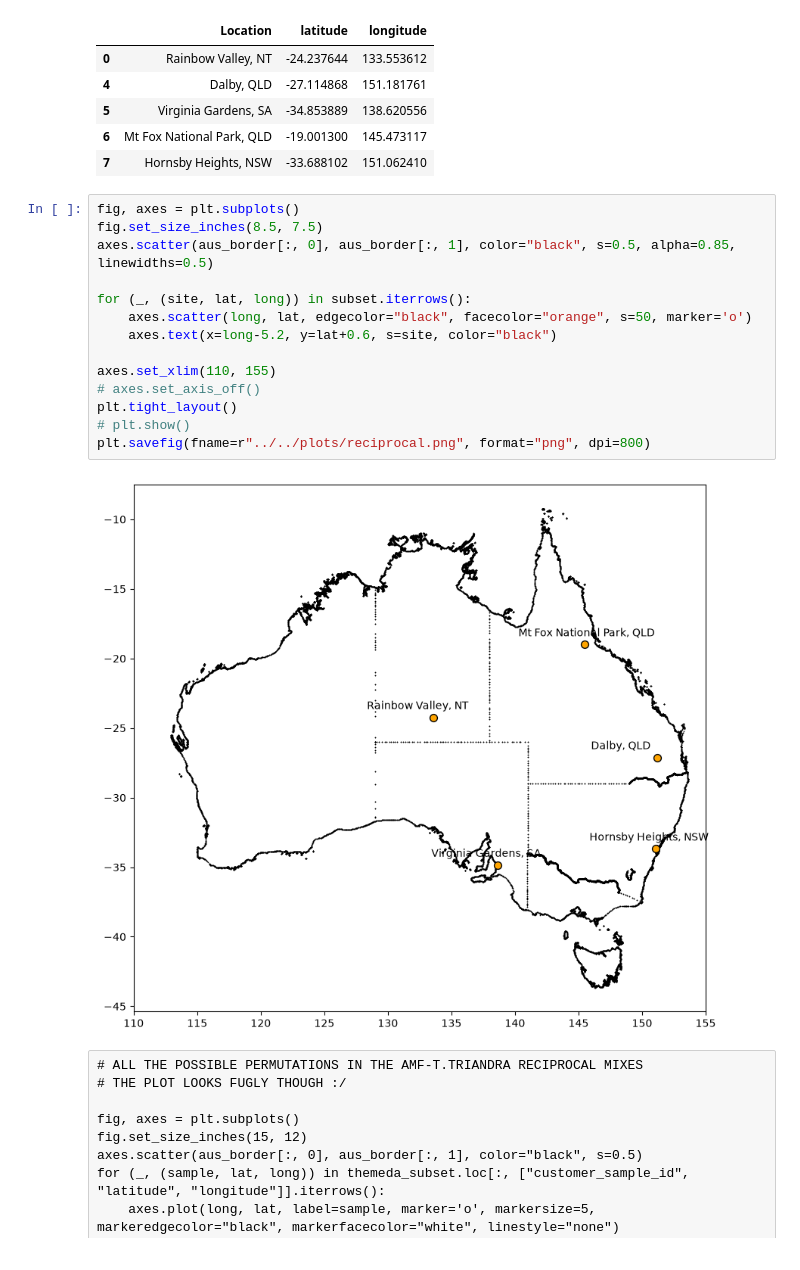
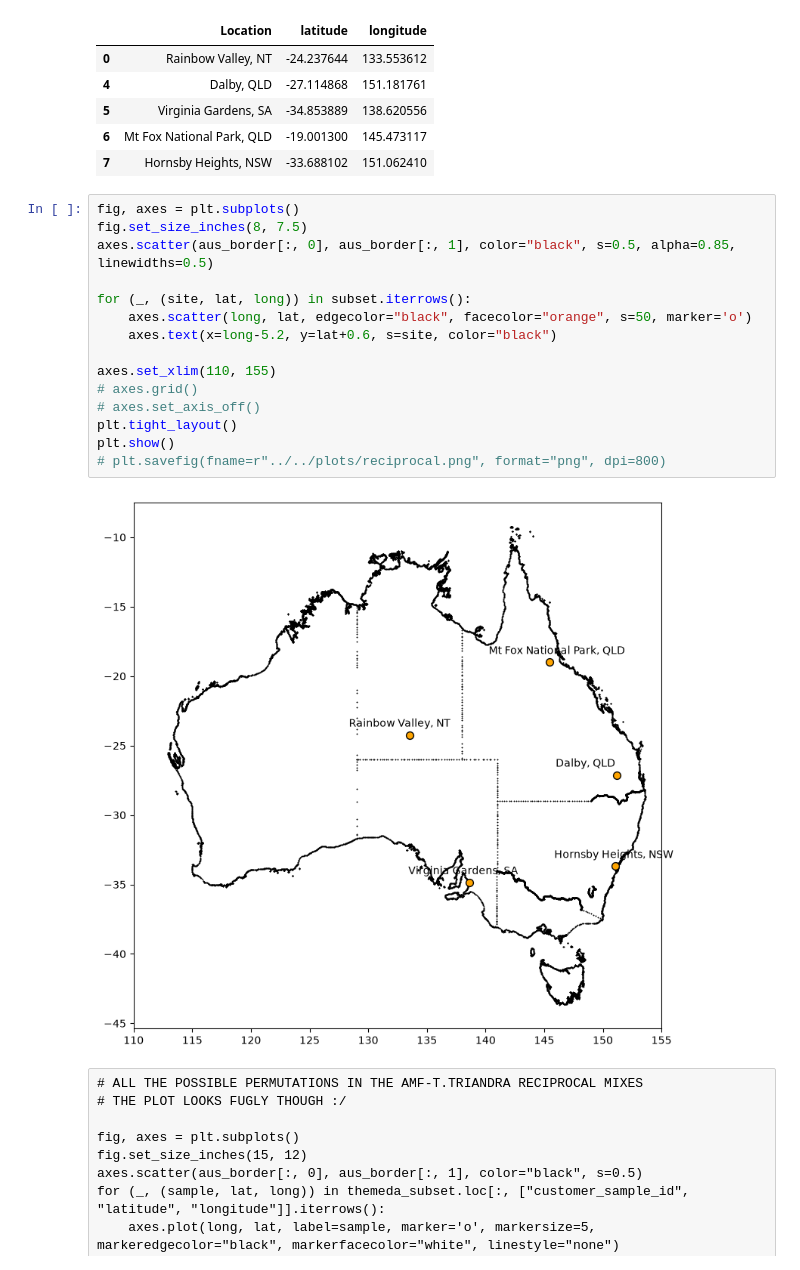
Before and after one commit to anoban/phd, a Jupyter notebook: notebooks/chapter_03/maps.ipynb, the cells around one changed output. Saved outputs shown, nothing was run; the diff lists cells and outputs as text.

```diff
--- a/notebooks/chapter_03/maps.ipynb
+++ b/notebooks/chapter_03/maps.ipynb
@@ -105,20 +105,21 @@ subset
 | 7 | Hornsby Heights, NSW | -33.688102 | 151.062410 |
 # %%
 fig, axes = plt.subplots()
-fig.set_size_inches(8.5, 7.5)
+fig.set_size_inches(8, 7.5)
 axes.scatter(aus_border[:, 0], aus_border[:, 1], color="black", s=0.5, alpha=0.85, linewidths=0.5)
 
 for (_, (site, lat, long)) in subset.iterrows():
     axes.scatter(long, lat, edgecolor="black", facecolor="orange", s=50, marker='o')
     axes.text(x=long-5.2, y=lat+0.6, s=site, color="black")
 
 axes.set_xlim(110, 155)
+# axes.grid()
 # axes.set_axis_off()
 plt.tight_layout()
-# plt.show()
-plt.savefig(fname=r"../../plots/reciprocal.png", format="png", dpi=800)
+plt.show()
+# plt.savefig(fname=r"../../plots/reciprocal.png", format="png", dpi=800)
 # %% [output]
-[figure, old version]
+[figure, new version]
 # %% [raw]
 # ALL THE POSSIBLE PERMUTATIONS IN THE AMF-T.TRIANDRA RECIPROCAL MIXES
 # THE PLOT LOOKS FUGLY THOUGH :/
```
Also changed, not shown: 1 other file.
